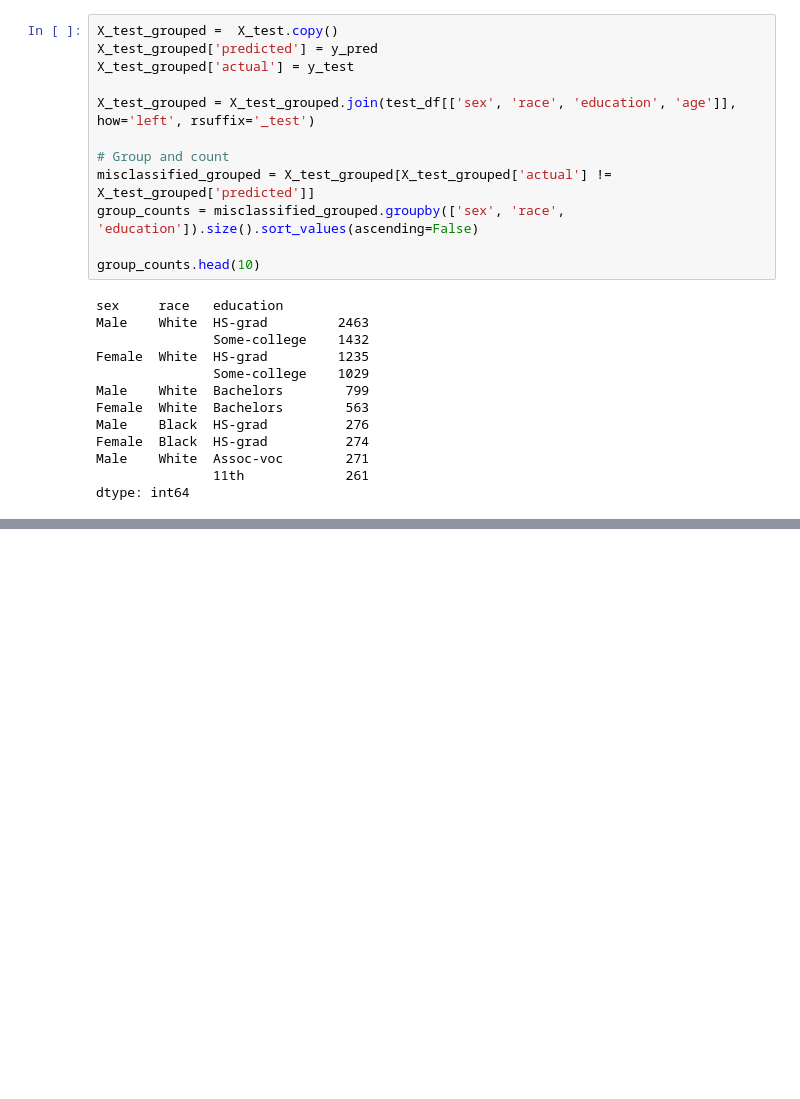
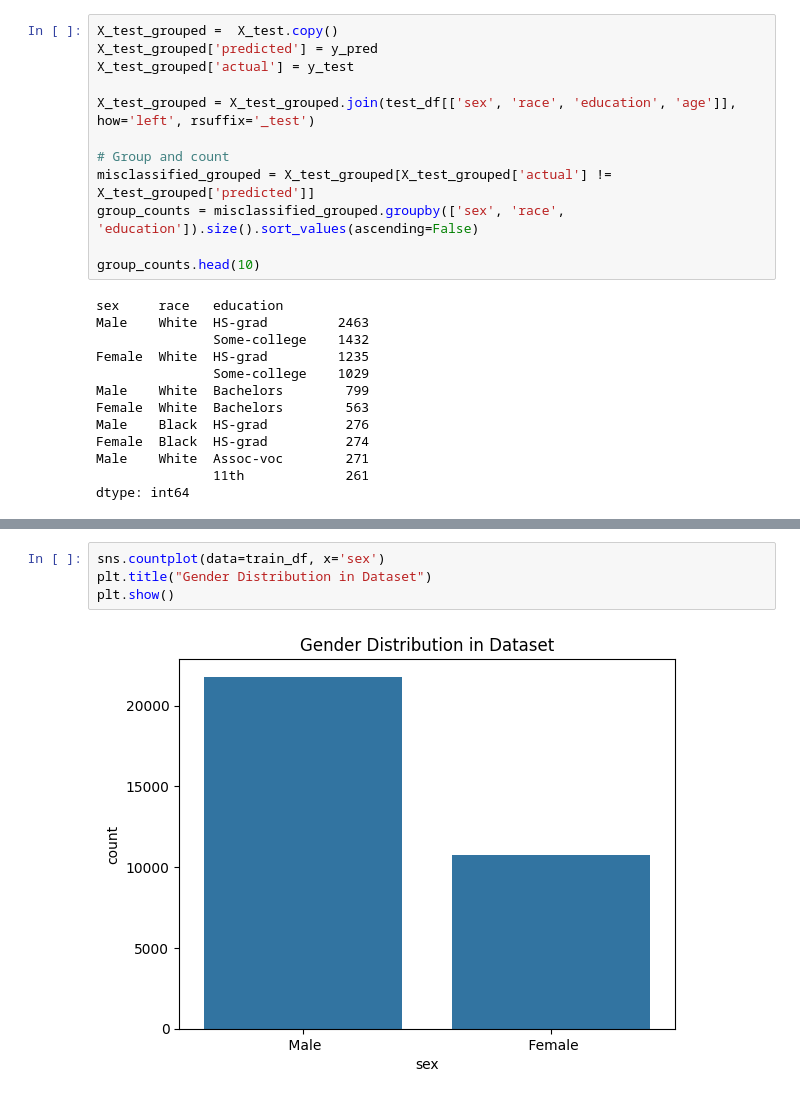
Before and after one commit to avr1/CS6140FinalProject, a Jupyter notebook: src/Group7_Adult_Income_Classification.ipynb, the cells around one changed output, grey strips where cells are left out. Cells and saved outputs as stored; diff of their text form; blank space fills up the shorter version.

```diff
--- a/src/Group7_Adult_Income_Classification.ipynb
+++ b/src/Group7_Adult_Income_Classification.ipynb
@@ -536,0 +583,6 @@ dtype: int64
+# %%
+sns.countplot(data=train_df, x='sex')
+plt.title("Gender Distribution in Dataset")
+plt.show()
+# %% [output]
+[figure, added]
```
Also changed, not shown: parts of 32 cells of this notebook.
